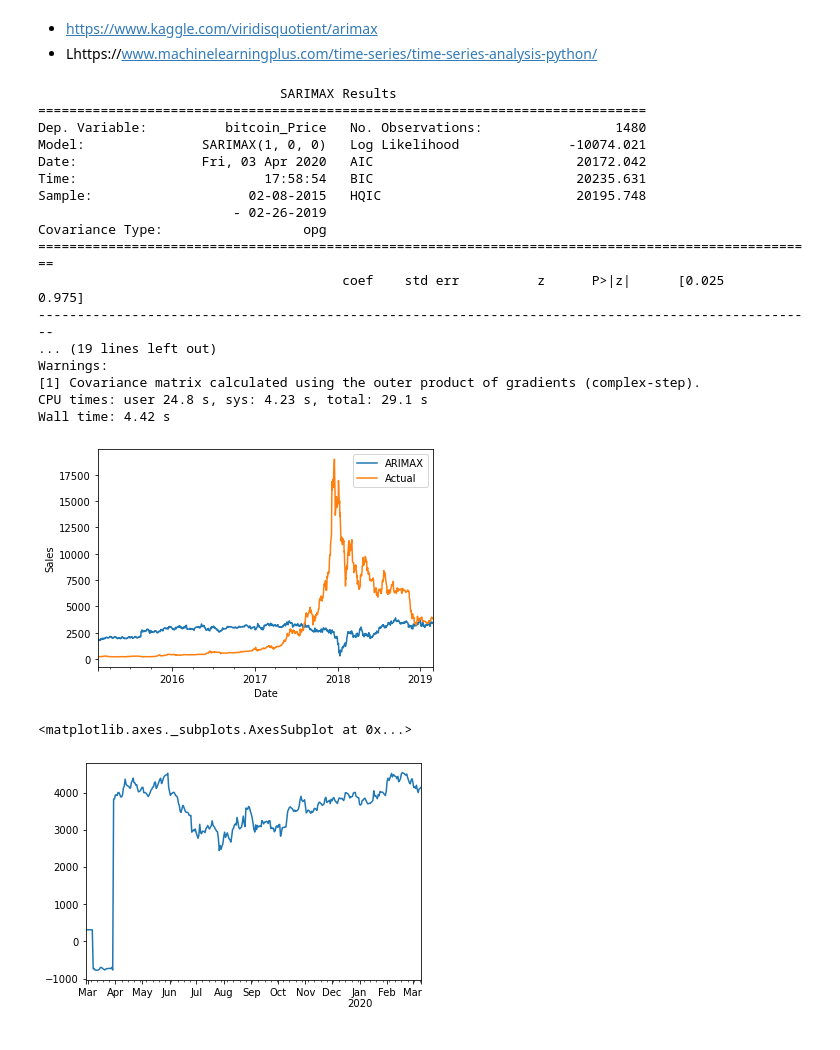
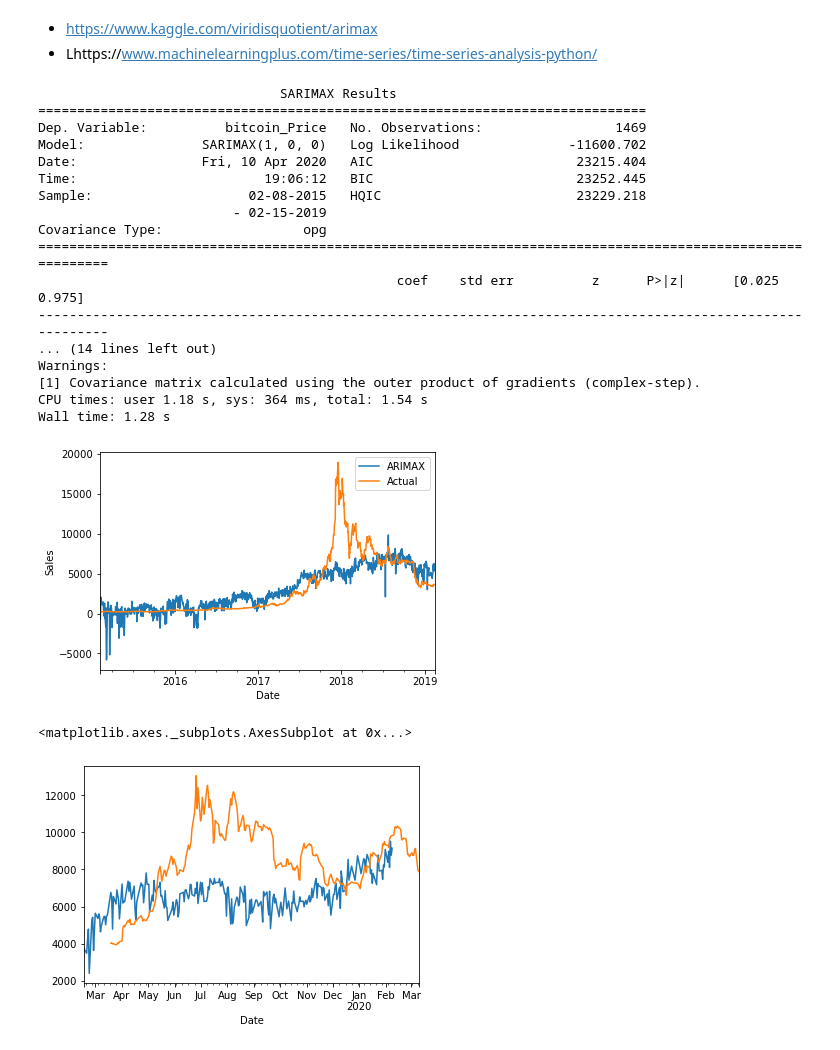
Before and after one commit to herrfeder/DataScientist, a Jupyter notebook: Project_05_Capstone_Stock_Chart_Analysis/03_model_ARIMAX.ipynb, the cells around one changed output. Saved outputs shown, nothing was run; the diff lists cells and outputs as text; code cells hidden in the pictures.

Commit message:
Subject: Finding optimal ARIMAX Model and starting to implement Forecasting into Webapp

```diff
--- a/Project_05_Capstone_Stock_Chart_Analysis/03_model_ARIMAX.ipynb
+++ b/Project_05_Capstone_Stock_Chart_Analysis/03_model_ARIMAX.ipynb
@@ -77,3 +26,2 @@ valid = pd.concat([valid, dummy_months], axis=1)
-# %%
-train = train.iloc[31:,:]
-#valid = valid.iloc[31:,:]
+# %%
+train = do.get_causal_const_shift(train)
@@ -80,17 +30,14 @@ train = train.iloc[31:,:]
+# %%
+train["economy_pos_sents_prev_month"] = train["economy_pos_sents_prev_month"].rolling(window=10,min_periods=1).mean()
+valid["economy_pos_sents_prev_month"] = valid["economy_pos_sents_prev_month"].rolling(window=10,min_periods=1).mean()
 # %%
 %%time
 s1i1 = train['bitcoin_Price']
-exog_s1i1 = train[[
-                   'bitcoin_Price_prev_week',
-                   'bitcoin_Price_prev_month',
-                   'alibaba_Price_prev_week',
-                   'googl_Price_prev_month',
-                   'bitcoin_trends_prev_week',
-                   'bitcoin_trends_prev_month',
-                   'cryptocurrency_trends_prev_week',
-                   'cryptocurrency_trends_prev_month',
-                   'month-1', 'month-2',
-                   ]].fillna(0)
+exog_s1i1 = train[['bitcoin_Google_Trends_prev_month',
+                  'cryptocurrency_Google_Trends_prev_month',
+                  'alibaba_High_prev_month',
+                  'amazon_High_prev_month',
+                  'economy_pos_sents_prev_month']].fillna(0)
 
 
 arimax = sm.tsa.statespace.SARIMAX(s1i1, exog=exog_s1i1,
@@ -99,43 +46,35 @@ print(arimax.summary())
 # %% [output]
                                SARIMAX Results
 ==============================================================================
-Dep. Variable:          bitcoin_Price   No. Observations:                 1480
-Model:               SARIMAX(1, 0, 0)   Log Likelihood              -10074.021
-Date:                Fri, 03 Apr 2020   AIC                          20172.042
-Time:                        17:58:54   BIC                          20235.631
-Sample:                    02-08-2015   HQIC                         20195.748
-                         - 02-26-2019
+Dep. Variable:          bitcoin_Price   No. Observations:                 1469
+Model:               SARIMAX(1, 0, 0)   Log Likelihood              -11600.702
+Date:                Fri, 10 Apr 2020   AIC                          23215.404
+Time:                        19:06:12   BIC                          23252.445
+Sample:                    02-08-2015   HQIC                         23229.218
+                         - 02-15-2019
 Covariance Type:                  opg
-====================================================================================================
-                                       coef    std err          z      P>|z|      [0.025      0.975]
-----------------------------------------------------------------------------------------------------
-... (19 lines left out)
+===========================================================================================================
+                                              coef    std err          z      P>|z|      [0.025      0.975]
+-----------------------------------------------------------------------------------------------------------
+... (14 lines left out)
 Warnings:
 [1] Covariance matrix calculated using the outer product of gradients (complex-step).
-CPU times: user 24.8 s, sys: 4.23 s, total: 29.1 s
-Wall time: 4.42 s
+CPU times: user 1.18 s, sys: 364 ms, total: 1.54 s
+Wall time: 1.28 s
 # %%
 
 
-exog = train[[
-                   'bitcoin_Price_prev_week',
-                   'bitcoin_Price_prev_month',
-                   'alibaba_Price_prev_week',
-                   #'alibaba_Price_prev_month',
-                   #'amazon_Price_prev_month',
-                   'googl_Price_prev_month',
-                   'bitcoin_trends_prev_week',
-                   'bitcoin_trends_prev_month',
-                   'cryptocurrency_trends_prev_week',
-                   'cryptocurrency_trends_prev_month',
-                   'month-1', 'month-2'
-                   ]].fillna(0)
+exog = train[['bitcoin_Google_Trends_prev_month',
+                  'cryptocurrency_Google_Trends_prev_month',
+                  'alibaba_High_prev_month',
+                  'amazon_High_prev_month',
+                  'economy_pos_sents_prev_month']].fillna(0)
 forecast =  arimax.predict( dynamic=True, exog=exog)
 actual = train["bitcoin_Price"]
 
 forecast.plot()
 actual.plot()
 plt.legend(['ARIMAX', 'Actual'])
 plt.ylabel('Sales');
 # %% [output]
-[figure, old version]
+[figure, new version]
@@ -157,7 +88,7 @@ exog = valid[[
 forecast = arimax.get_forecast(steps=len(valid), exog=exog)
 # %%
 forecast.predicted_mean.plot()
-#valid["bitcoin_Price"].plot()
+valid["bitcoin_Price"].plot()
 # %% [output]
 <matplotlib.axes._subplots.AxesSubplot at 0x...>
-[figure, old version]
+[figure, new version]
```
Also changed, not shown: parts of 12 cells of this notebook, 4 other files.
